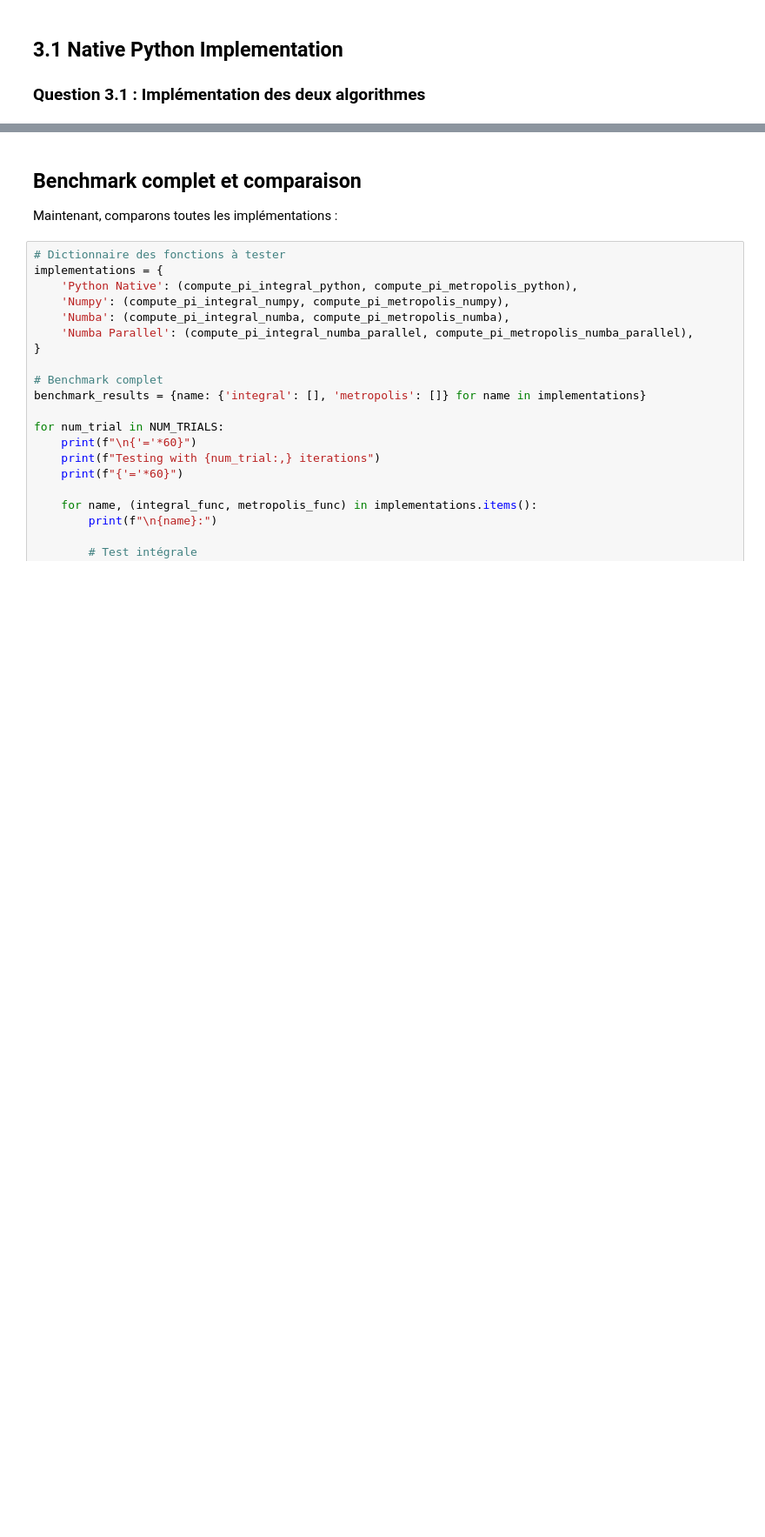
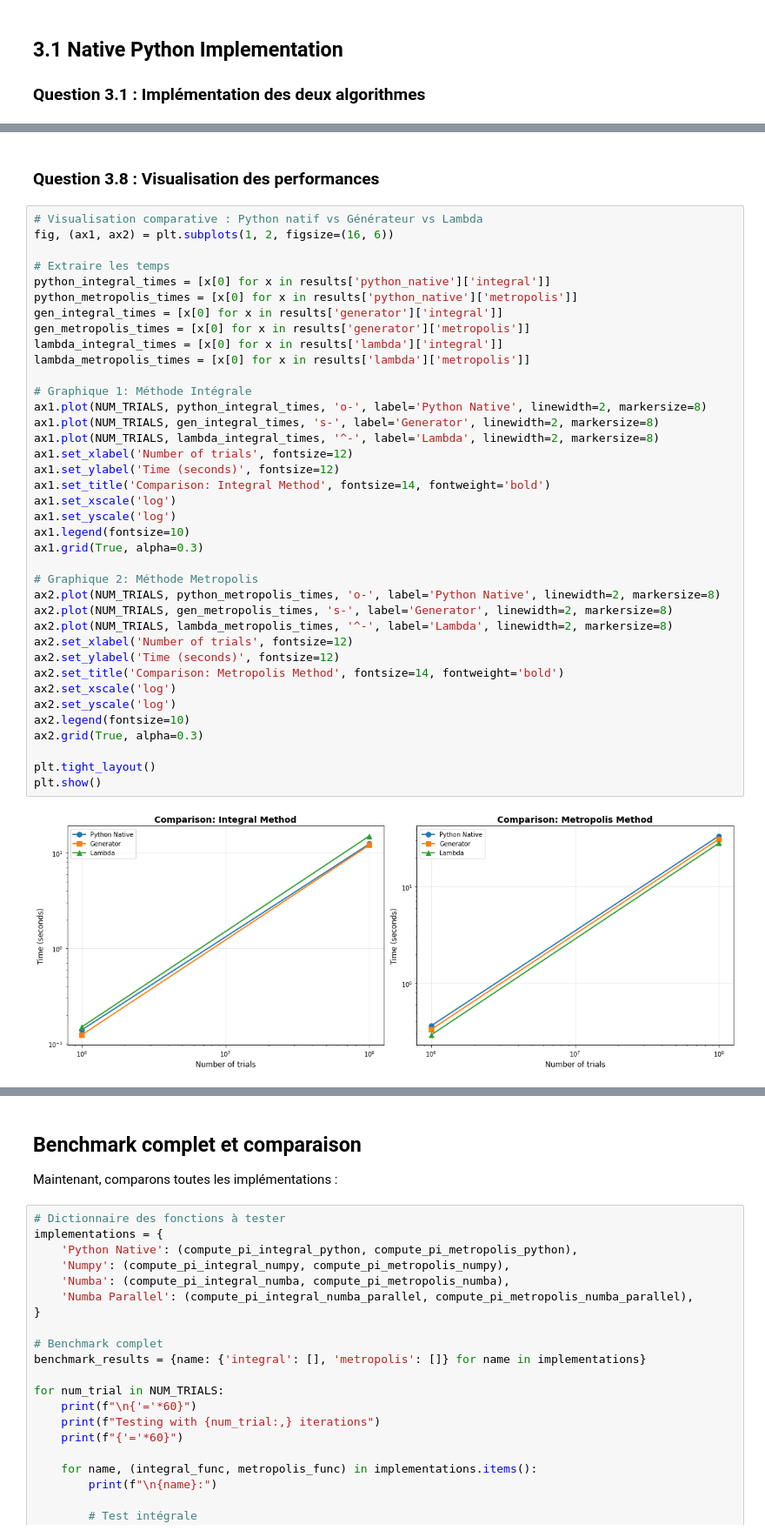
Before and after one commit to MarounC6/Parallel_Computing_CPU_Python_HPC, a Jupyter notebook: computing_pi.ipynb, the cells around one changed output, grey strips where cells are left out. Shown at 87% size. Saved outputs shown, nothing was run; the diff lists cells and outputs as text; blank space fills up the shorter version.

```diff
--- a/computing_pi.ipynb
+++ b/computing_pi.ipynb
@@ -148,0 +241,42 @@ print(f"PI (metropolis lambda) = {compute_pi_metropolis_lambda(1_000_000)}")
+# %% [markdown]
+### Question 3.8 : Visualisation des performances
+# %%
+# Visualisation comparative : Python natif vs Générateur vs Lambda
+fig, (ax1, ax2) = plt.subplots(1, 2, figsize=(16, 6))
+
+# Extraire les temps
+python_integral_times = [x[0] for x in results['python_native']['integral']]
+python_metropolis_times = [x[0] for x in results['python_native']['metropolis']]
+gen_integral_times = [x[0] for x in results['generator']['integral']]
+gen_metropolis_times = [x[0] for x in results['generator']['metropolis']]
+lambda_integral_times = [x[0] for x in results['lambda']['integral']]
+lambda_metropolis_times = [x[0] for x in results['lambda']['metropolis']]
+
+# Graphique 1: Méthode Intégrale
+ax1.plot(NUM_TRIALS, python_integral_times, 'o-', label='Python Native', linewidth=2, markersize=8)
+ax1.plot(NUM_TRIALS, gen_integral_times, 's-', label='Generator', linewidth=2, markersize=8)
+ax1.plot(NUM_TRIALS, lambda_integral_times, '^-', label='Lambda', linewidth=2, markersize=8)
+ax1.set_xlabel('Number of trials', fontsize=12)
+ax1.set_ylabel('Time (seconds)', fontsize=12)
+ax1.set_title('Comparison: Integral Method', fontsize=14, fontweight='bold')
+ax1.set_xscale('log')
+ax1.set_yscale('log')
+ax1.legend(fontsize=10)
+ax1.grid(True, alpha=0.3)
+
+# Graphique 2: Méthode Metropolis
+ax2.plot(NUM_TRIALS, python_metropolis_times, 'o-', label='Python Native', linewidth=2, markersize=8)
+ax2.plot(NUM_TRIALS, gen_metropolis_times, 's-', label='Generator', linewidth=2, markersize=8)
+ax2.plot(NUM_TRIALS, lambda_metropolis_times, '^-', label='Lambda', linewidth=2, markersize=8)
+ax2.set_xlabel('Number of trials', fontsize=12)
+ax2.set_ylabel('Time (seconds)', fontsize=12)
+ax2.set_title('Comparison: Metropolis Method', fontsize=14, fontweight='bold')
+ax2.set_xscale('log')
+ax2.set_yscale('log')
+ax2.legend(fontsize=10)
+ax2.grid(True, alpha=0.3)
+
+plt.tight_layout()
+plt.show()
+# %% [output]
+[figure, added]
```
Also changed, not shown: parts of 37 cells of this notebook, 3 other files.
